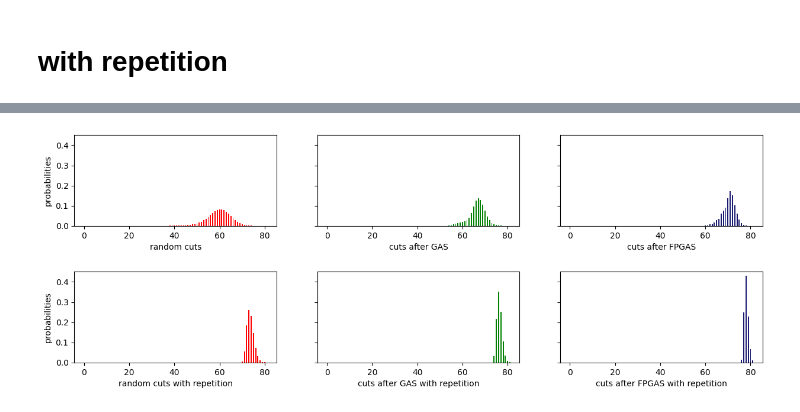
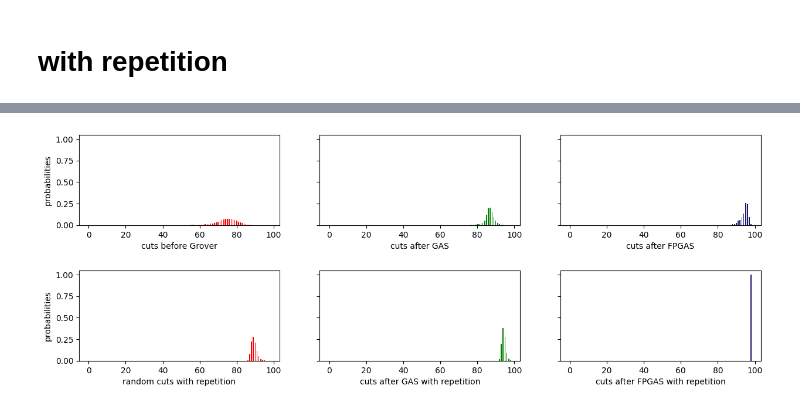
Before and after one commit to akos-nagy/FPGAS_for_QUBO, a Jupyter notebook: code/FPGAS_testing.ipynb, the cells around one changed output, grey strips where cells are left out. Cells and saved outputs as stored; diff of their text form; code cells hidden in the pictures.

```diff
--- a/code/FPGAS_testing.ipynb
+++ b/code/FPGAS_testing.ipynb
@@ -83,7 +49,7 @@ def gas_updater(phi, m, p):
 # graph to generate QUBO for testing
 # %%
 # random, connected graph
-NumberOfVertices, EdgeProbability = 23, 5e-1
+NumberOfVertices, EdgeProbability = 25, 5e-1
 Graph = nx.erdos_renyi_graph(NumberOfVertices, EdgeProbability)
 while not nx.is_connected(Graph):
     Graph = nx.erdos_renyi_graph(NumberOfVertices, EdgeProbability)
@@ -96,4 +62,7 @@ Q = np.delete(np.delete(GraphLaplacian, maxdegvertex, 0), maxdegvertex, 1)
 
 cuts = qubo_values(Q)
 MaxCut = np.max(cuts)
+
+cut_values = np.unique(cuts)
+p0 = np.array([np.count_nonzero(cuts == cut) for cut in cut_values]) / cuts.shape[0]
 # %% [output]
@@ -101,19 +70,19 @@ MaxCut = np.max(cuts)
 # %% [markdown]
 # simulation
 # %%
-rounds = 4 # number of iterations to run
+rounds = 10 # number of iterations to run
 # %%
 Lambda = 6/5 # paramaters for GAS; Lambda = 6/5 is from Boyer et al.
 # %%
 delta, alpha = 0.4, 2 # paramaters for FPGAS / far from optimal at such a low qubit number
 # %%
 # runing the simulation
-p_gas = np.ones(cuts.shape[0]) / cuts.shape[0]
-p_fpgas = np.ones(cuts.shape[0]) / cuts.shape[0]
+p_gas = np.copy(p0)
+p_fpgas = np.copy(p0)
 l = 1
 m = 1
 for idx in range(rounds):
-    p_fpgas, p_gas = fpgas_updater(cuts, delta, np.ceil(l), p_fpgas), gas_updater(cuts, np.ceil(m), p_gas)
+    p_fpgas, p_gas = fpgas_updater(p_fpgas, delta, np.ceil(l), p0), gas_updater(p_gas, np.ceil(m), p0)
     m *= Lambda
     l *= alpha
 # %% [markdown]
@@ -194,7 +158,7 @@ def repeater(distribution, r):
 reps = NumberOfVertices**2
 # %%
 # cut statistics
-random_chance_with_reps = repeater(random_chance, reps)
-distribution_gas_with_reps = repeater(distribution_gas, reps)
-distribution_fpgas_with_reps = repeater(distribution_fpgas, reps)
+p0_with_reps = repeater(p0, reps)
+p_gas_with_reps = repeater(p_gas, reps)
+p_fpgas_with_reps = repeater(p_fpgas, reps)
 # %%
@@ -223,48 +187,46 @@ D[cut]          1.92%   1.45%   1.17%
 # %%
-reps = 10
-
 fig, axs = plt.subplots(nrows=2, ncols=3, sharey=True, figsize=(15, 5))
 
-axs[0, 0].bar(np.arange(random_chance.shape[0]),
-           random_chance,
+axs[0, 0].bar(cut_values,
+           p0,
            width=0.5,
            color="red")
-axs[0, 0].set(xlabel=f"random cuts",
+axs[0, 0].set(xlabel=f"cuts before Grover",
            ylabel=f"probabilities")
 
-axs[0, 1].bar(np.arange(distribution_gas.shape[0]),
-           distribution_gas,
+axs[0, 1].bar(cut_values,
+           p_gas,
            width=0.5,
            color="green")
 axs[0, 1].set(xlabel=f"cuts after GAS")
 
-axs[0, 2].bar(np.arange(distribution_fpgas.shape[0]),
-           distribution_fpgas,
+axs[0, 2].bar(cut_values,
+           p_fpgas,
            width=0.5,
            color="midnightblue")
 axs[0, 2].set(xlabel=f"cuts after FPGAS")
 
-axs[1, 0].bar(np.arange(random_chance.shape[0]),
-           random_chance_with_reps,
+axs[1, 0].bar(cut_values,
+           p0_with_reps,
            width=0.5,
            color="red")
 axs[1, 0].set(xlabel=f"random cuts with repetition",
            ylabel=f"probabilities")
 
-axs[1, 1].bar(np.arange(distribution_gas.shape[0]),
-           distribution_gas_with_reps,
+axs[1, 1].bar(cut_values,
+           p_gas_with_reps,
            width=0.5,
            color="green")
 axs[1, 1].set(xlabel=f"cuts after GAS with repetition")
 
-axs[1, 2].bar(np.arange(distribution_fpgas.shape[0]),
-           distribution_fpgas_with_reps,
+axs[1, 2].bar(cut_values,
+           p_fpgas_with_reps,
            width=0.5,
            color="midnightblue")
 axs[1, 2].set(xlabel=f"cuts after FPGAS with repetition")
 
 plt.subplots_adjust(hspace=0.5)
 
 plt.show()
 # %% [output]
-[figure, old version]
+[figure, new version]
```
Also changed, not shown: parts of 16 cells of this notebook.
